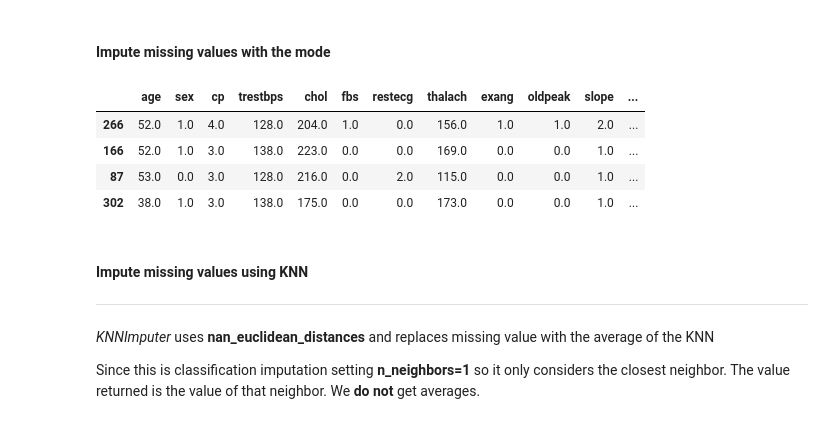
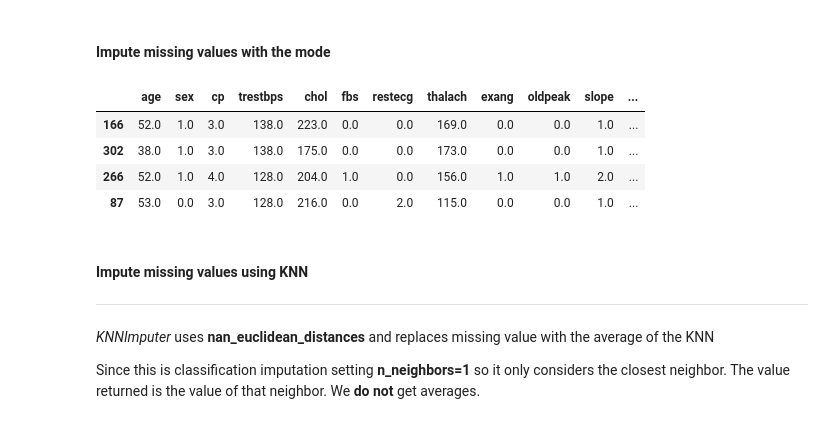
Before and after one commit to HussainAhmed202/MLProject, a Jupyter notebook: notebooks/heart_disease_prediction.ipynb, the cells around one changed output. Saved outputs shown, nothing was run; the diff lists cells and outputs as text; code cells hidden in the pictures.

```diff
--- a/notebooks/heart_disease_prediction.ipynb
+++ b/notebooks/heart_disease_prediction.ipynb
@@ -577,14 +513,14 @@ X_train[X_train['thal'].isnull()]
 # %%
 from sklearn.impute import SimpleImputer
 
 si = SimpleImputer(strategy='most_frequent').set_output(transform='pandas')
-si.fit_transform(X_train)[(X_train.index == 87)| (X_train.index == 266)|(X_train.index == 166)| (X_train.index == 302)]
+si.fit_transform(X_train).loc[[166, 302,266, 87]]
 # %% [output]
 |  | age | sex | cp | trestbps | chol | fbs | restecg | thalach | exang | oldpeak | slope | ... |
+| 166 | 52.0 | 1.0 | 3.0 | 138.0 | 223.0 | 0.0 | 0.0 | 169.0 | 0.0 | 0.0 | 1.0 | ... |
+| 302 | 38.0 | 1.0 | 3.0 | 138.0 | 175.0 | 0.0 | 0.0 | 173.0 | 0.0 | 0.0 | 1.0 | ... |
 | 266 | 52.0 | 1.0 | 4.0 | 128.0 | 204.0 | 1.0 | 0.0 | 156.0 | 1.0 | 1.0 | 2.0 | ... |
-| 166 | 52.0 | 1.0 | 3.0 | 138.0 | 223.0 | 0.0 | 0.0 | 169.0 | 0.0 | 0.0 | 1.0 | ... |
 | 87 | 53.0 | 0.0 | 3.0 | 128.0 | 216.0 | 0.0 | 2.0 | 115.0 | 0.0 | 0.0 | 1.0 | ... |
-| 302 | 38.0 | 1.0 | 3.0 | 138.0 | 175.0 | 0.0 | 0.0 | 173.0 | 0.0 | 0.0 | 1.0 | ... |
 # %% [markdown]
 #### Impute missing values using KNN
 ---
```
Also changed, not shown: parts of 39 cells of this notebook.
